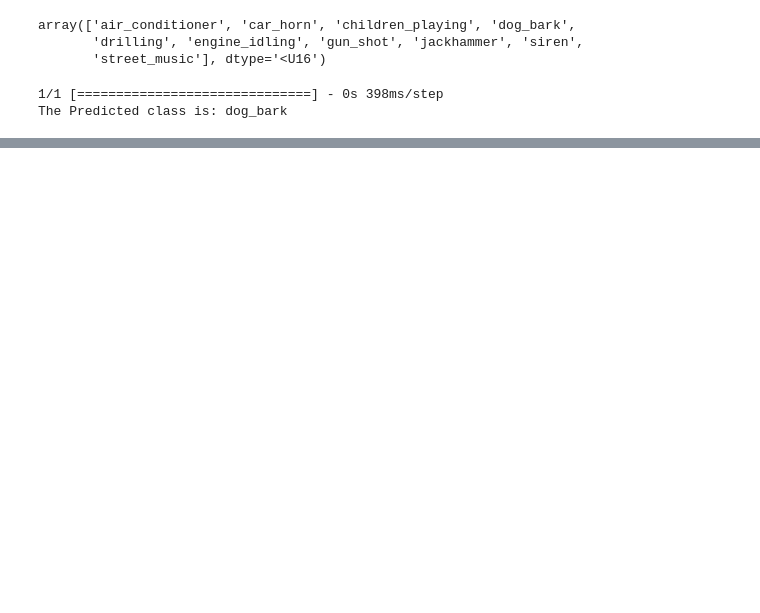
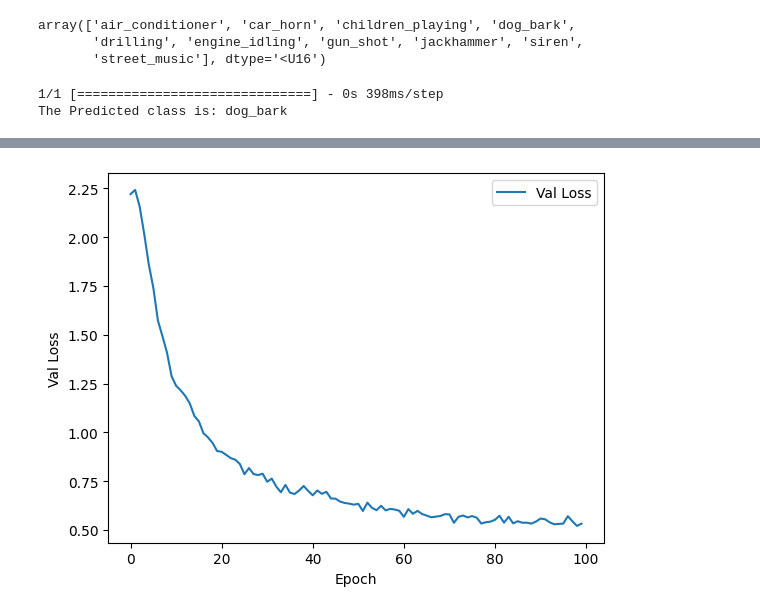
Before and after one commit to rithurajnambiar17/soundscaping-art, a Jupyter notebook: sound-classification/trial.ipynb, the cells around one changed output, grey strips where cells are left out. Cells and saved outputs as stored; diff of their text form; code cells hidden in the pictures; blank space fills up the shorter version.

```diff
--- a/sound-classification/trial.ipynb
+++ b/sound-classification/trial.ipynb
@@ -32,0 +83,8 @@ AttributeError: 'NoneType' object has no attribute 'history'
+# %%
+plt.plot(data['epoch'],data[' val_loss'], label='Val Loss')
+plt.xlabel('Epoch')
+plt.ylabel('Val Loss')
+plt.legend()
+plt.show()
+# %% [output]
+[figure, added]
```
Also changed, not shown: parts of 8 cells of this notebook, 3 other files.
